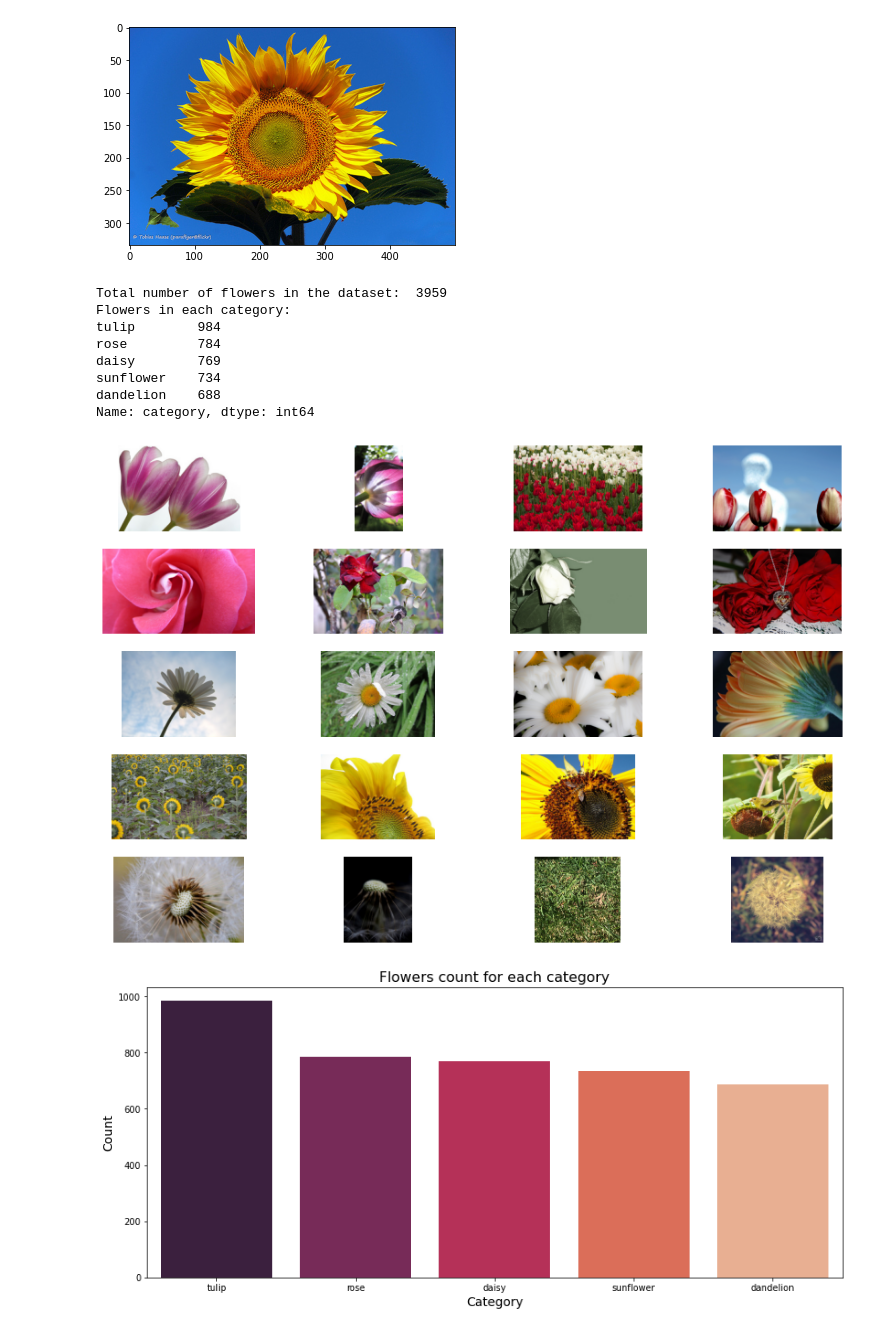
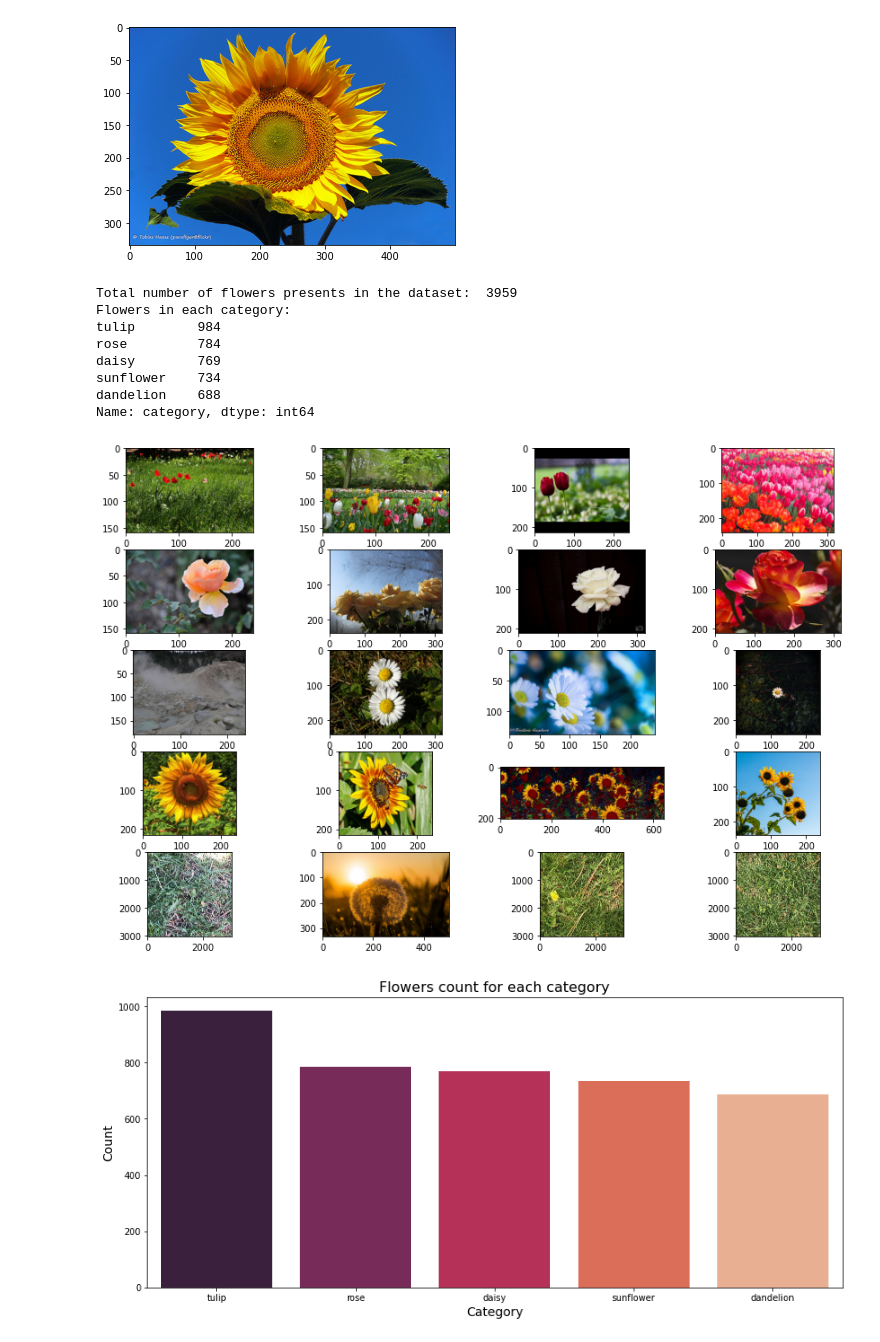
Before and after one commit to omonimus1/plant_classification, a Jupyter notebook: flower-classifier-notebooks/FlowerClassificationVIaCNN.ipynb, the cells around one changed output. Drawn from its saved outputs; the diff is of its cells as text; code cells hidden in the pictures.

Commit message:
Update flower samples extraction --obf

```diff
--- a/flower-classifier-notebooks/FlowerClassificationVIaCNN.ipynb
+++ b/flower-classifier-notebooks/FlowerClassificationVIaCNN.ipynb
@@ -105,40 +101,35 @@ array([[[ 41,  94, 196],
 [figure]
 # %%
 # Let's check how many samples for each category are present
-print("Total number of flowers in the dataset: ", len(flowersList))
-flowerNum = flowersList['category'].value_counts()
+print("Total number of flowers presents in the dataset: ", len(flowersList))
+total_number_of_flowers = flowersList['category'].value_counts()
 print("Flowers in each category: ")
-print(flowerNum)
+print(total_number_of_flowers)
 
 # A list for storing names of some random samples from each category
-RanSamples = []
+RandomFlowerSamples = []
 
 # Get samples fom each category
-for category in flowerNum.index:
+for category in total_number_of_flowers.index:
     samples = flowersList['image'][flowersList['category'] == category].sample(4).values
     for sample in samples:
-        RanSamples.append(sample)
-
-
+        RandomFlowerSamples.append(sample)
 
 # Plot the samples
 f, ax = plt.subplots(5,4, figsize=(15,10))
-for i,sample in enumerate(RanSamples):
-    ax[i//4, i%4].imshow(mimg.imread(RanSamples[i]))
-    ax[i//4, i%4].axis('off')
-    # matrix = np.array(RanSamples[i])
-    # print(matrix)
+for i,sample in enumerate(RandomFlowerSamples):
+    ax[i//4, i%4].imshow(mimg.imread(RandomFlowerSamples[i]))
 plt.show()
 # %% [output]
-Total number of flowers in the dataset:  3959
+Total number of flowers presents in the dataset:  3959
 Flowers in each category:
 tulip        984
 rose         784
 daisy        769
 sunflower    734
 dandelion    688
 Name: category, dtype: int64
-[figure, old version]
+[figure, new version]
 # %%
 # Let's do some visualization and see how many samples we have for each category
 f, axe = plt.subplots(1,1,figsize=(14,6))
```
Also changed, not shown: parts of 1 cell of this notebook.
